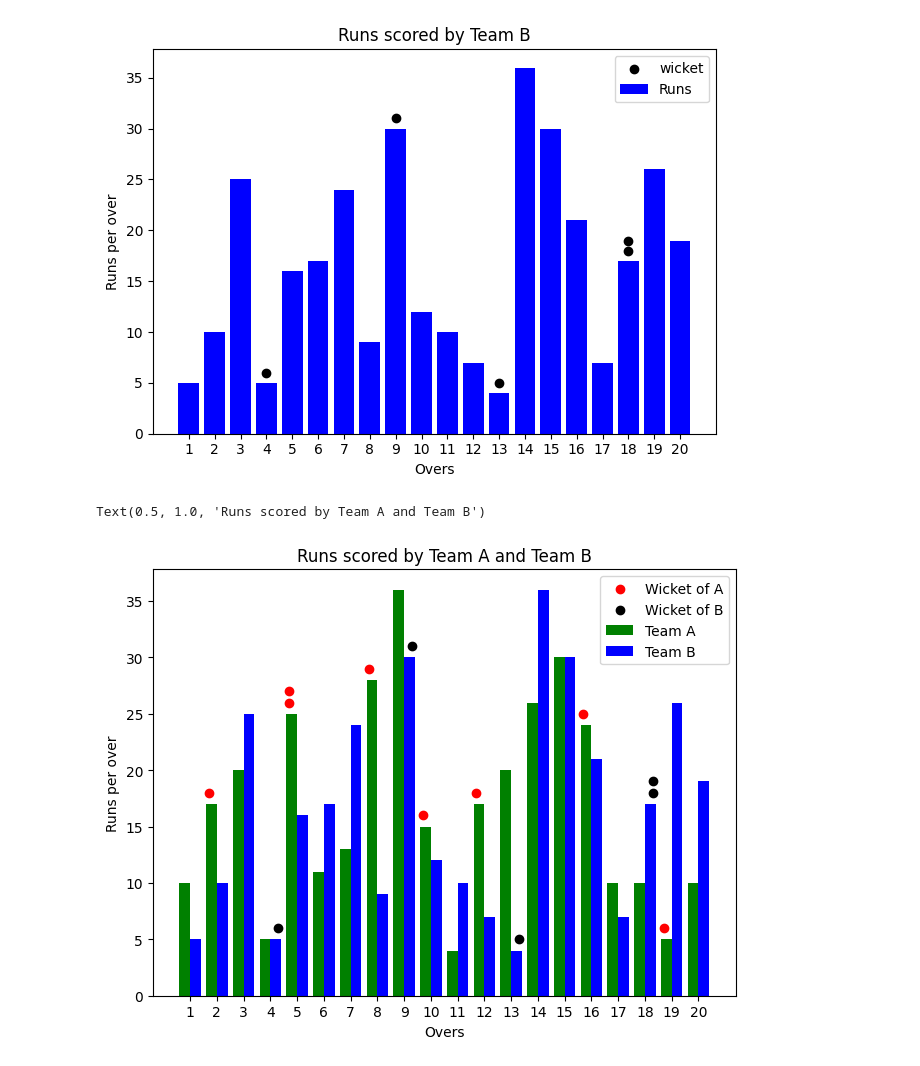
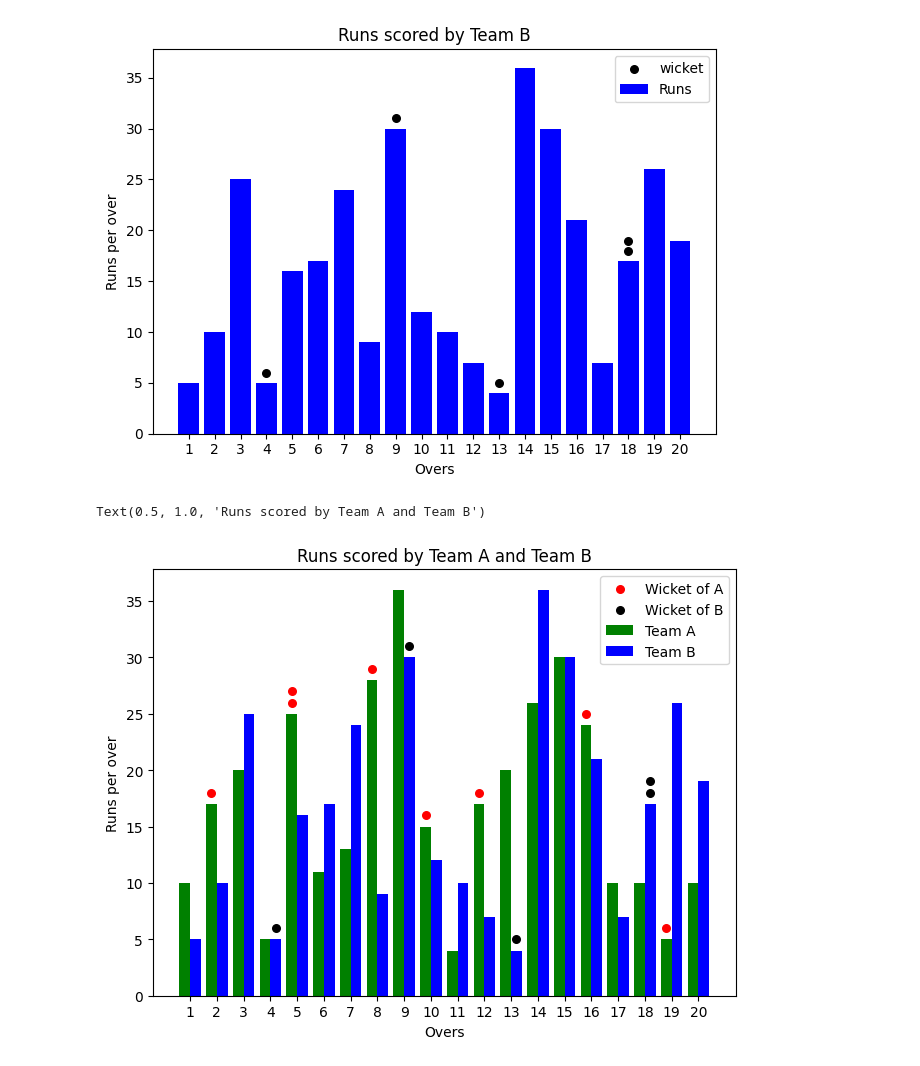
Before and after one commit to athira-1311/ML, a Jupyter notebook: KNN/cricket_score.ipynb, the cells around one changed output. Drawn from its saved outputs; the diff is of its cells as text; code cells hidden in the pictures.

```diff
--- a/KNN/cricket_score.ipynb
+++ b/KNN/cricket_score.ipynb
@@ -23,7 +23,7 @@ import matplotlib.pyplot as plt
 <matplotlib.legend.Legend at 0x...>
 [figure]
 # %%
-
+import matplotlib.pyplot as plt
 overs=[1,2,3,4,5,6,7,8,9,10,11,12,13,14,15,16,17,18,19,20]
 runs_a=[10,17,20,5,25,11,13,28,36,15,4,17,20,26,30,24,10,10,5,10]
 wicket_a=[0,1,0,0,2,0,0,1,0,1,0,1,0,0,0,1,0,0,1,0]
@@ -31,10 +31,11 @@ plt.bar(overs,runs_a,label="Runs",color='g')
 over_wicket_a=[]
 run_wicket_a=[]
 for i in range(len(overs)):
-        for j in range(wicket_a[i]):
-            over_wicket_a.append(overs[i])
-            run_wicket_a.append(runs_a[i]+1+j)
-plt.scatter(over_wicket_a,run_wicket_a,color="r",label="Wicket")
+        if wicket_a[i]>0:
+            for j in range(wicket_a[i]):
+             over_wicket_a.append(overs[i])
+             run_wicket_a.append(runs_a[i]+1+j)
+plt.scatter(over_wicket_a,run_wicket_a,color="r",label="Wicket",s=30)
 plt.legend(loc="upper right")
 plt.xlabel("Overs")
 plt.ylabel("Runs per over")
@@ -51,31 +52,33 @@ plt.bar(overs,runs_b,label="Runs",color='b')
 over_wicket_b=[]
 run_wicket_b=[]
 for i in range(len(overs)):
-        for j in range(wicket_b[i]):
-            over_wicket_b.append(overs[i])
-            run_wicket_b.append(runs_b[i]+1+j)
-plt.scatter(over_wicket_b,run_wicket_b,color="k",label="wicket")
+        if wicket_b[i]>0:
+            for j in range(wicket_b[i]):
+             over_wicket_b.append(overs[i])
+             run_wicket_b.append(runs_b[i]+1+j)
+plt.scatter(over_wicket_b,run_wicket_b,color="k",label="wicket",s=30)
 plt.legend(loc="upper right")
 plt.xlabel("Overs")
 plt.ylabel("Runs per over")
 plt.title("Runs scored by Team B")
 plt.xticks(overs)
+
 plt.tight_layout()
 # %% [output]
 [figure]
 # %%
 plt.bar([i-0.4 for i in overs],runs_a,color="g",label="Team A",width=0.4,align="edge")
 plt.bar([i+0.4 for i in overs],runs_b,color="b",label="Team B",width=-0.4,align="edge")
 
-plt.scatter([a-0.3 for a in over_wicket_a],run_wicket_a,color="r",label="Wicket of A")
-plt.scatter([a+0.3 for a in over_wicket_b],run_wicket_b,color="k",label="Wicket of B")
+plt.scatter([a-0.2 for a in over_wicket_a],run_wicket_a,color="r",label="Wicket of A",s=30)
+plt.scatter([a+0.2 for a in over_wicket_b],run_wicket_b,color="k",label="Wicket of B",s=30)
 
 plt.xticks(overs)
 plt.legend(loc="upper right")
 plt.tight_layout()
 plt.xlabel("Overs")
 plt.ylabel("Runs per over")
 plt.title("Runs scored by Team A and Team B")
 # %% [output]
 Text(0.5, 1.0, 'Runs scored by Team A and Team B')
-[figure, old version]
+[figure, new version]
```
Also changed, not shown: parts of 2 cells of this notebook.
